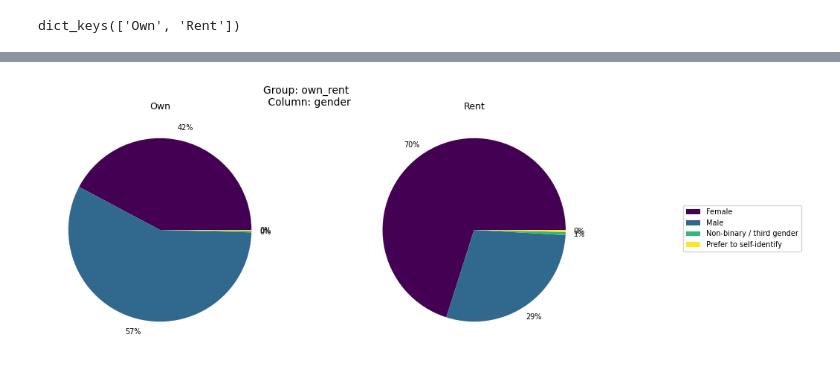
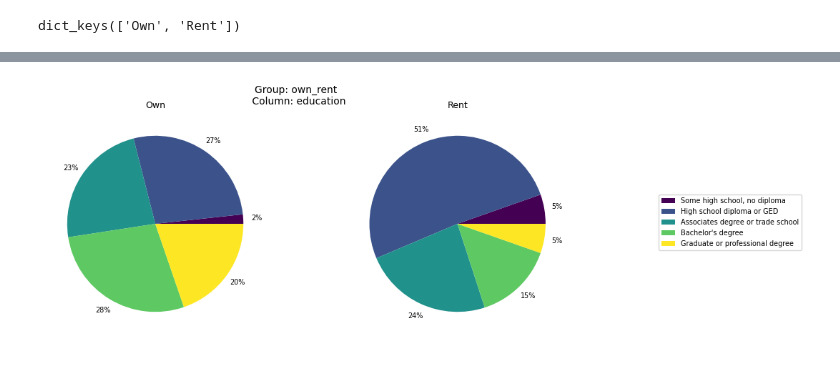
Before and after one commit to pnnl/NEI, a Jupyter notebook: RED/UPGRADE_E_Data.ipynb, the cells around one changed output, grey strips where cells are left out. Drawn from its saved outputs; the diff is of its cells as text; code cells hidden in the pictures.

```diff
--- a/RED/UPGRADE_E_Data.ipynb
+++ b/RED/UPGRADE_E_Data.ipynb
@@ -122,8 +93,8 @@ data_groups_dicts
 # %%
-compare_column = "gender"
+compare_column = "education"
 ue.pie_plotter(data_groups_dicts, compare_column, group_by_column)
 # %% [output]
-[figure, old version]
+[figure, new version]
 # %%
 #TODO
 # drop down menu for selecting where to output graphs
```
Also changed, not shown: parts of 9 cells of this notebook.
